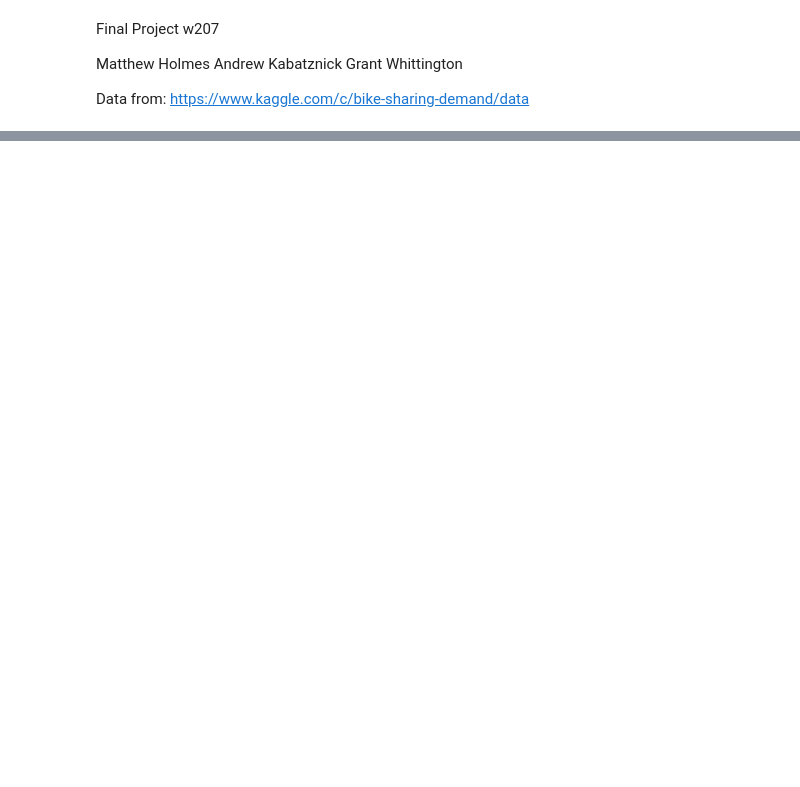
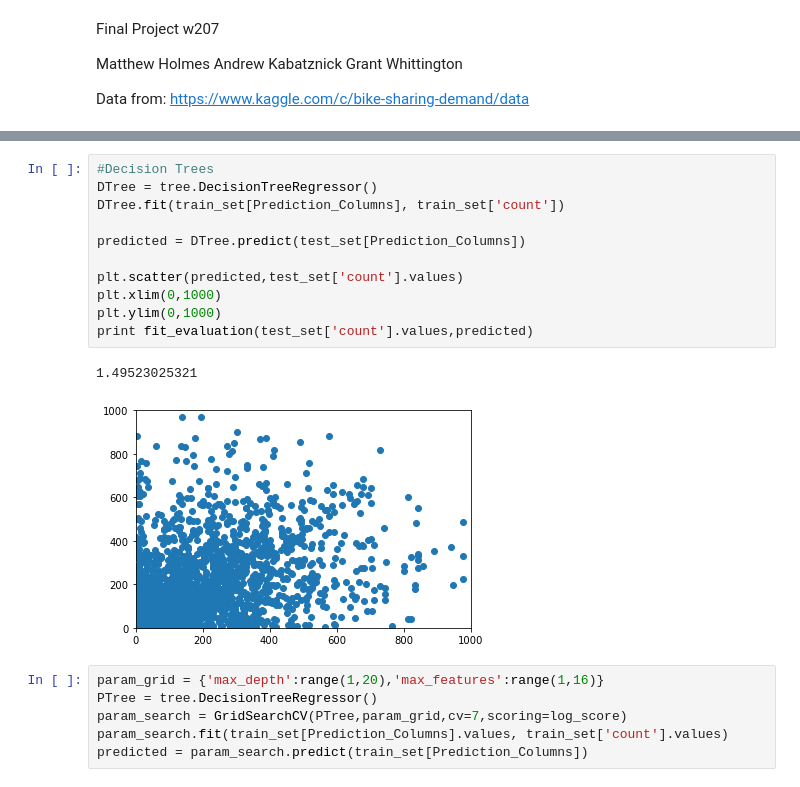
Before and after one commit to amkabatznick/W207_Final_Project, a Jupyter notebook: holmes_kabatznick_whittington_p4.ipynb, the cells around one changed output, grey strips where cells are left out. Cells and saved outputs as stored; diff of their text form; blank space fills up the shorter version.

```diff
--- a/holmes_kabatznick_whittington_p4.ipynb
+++ b/holmes_kabatznick_whittington_p4.ipynb
@@ -131,0 +178,20 @@ print DTree.score(dev_set[Prediction_Columns], dev_set['totalcount'])
+# %%
+#Decision Trees
+DTree = tree.DecisionTreeRegressor()
+DTree.fit(train_set[Prediction_Columns], train_set['count'])
+
+predicted = DTree.predict(test_set[Prediction_Columns])
+
+plt.scatter(predicted,test_set['count'].values)
+plt.xlim(0,1000)
+plt.ylim(0,1000)
+print fit_evaluation(test_set['count'].values,predicted)
+# %% [output]
+1.49523025321
+[figure, added]
+# %%
+param_grid = {'max_depth':range(1,20),'max_features':range(1,16)}
+PTree = tree.DecisionTreeRegressor()
+param_search = GridSearchCV(PTree,param_grid,cv=7,scoring=log_score)
+param_search.fit(train_set[Prediction_Columns].values, train_set['count'].values)
+predicted = param_search.predict(train_set[Prediction_Columns])
```
Also changed, not shown: parts of 17 cells of this notebook.
